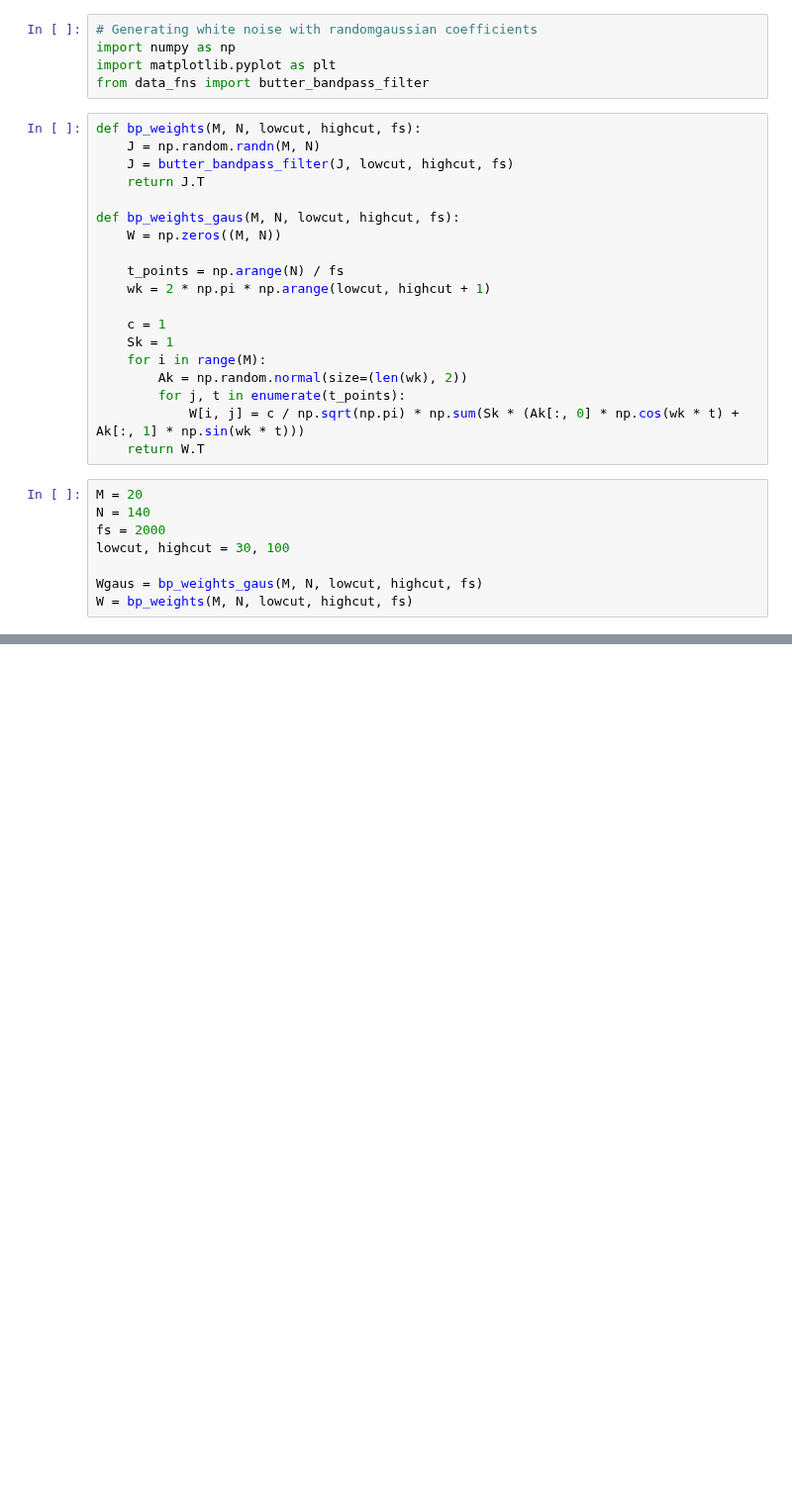
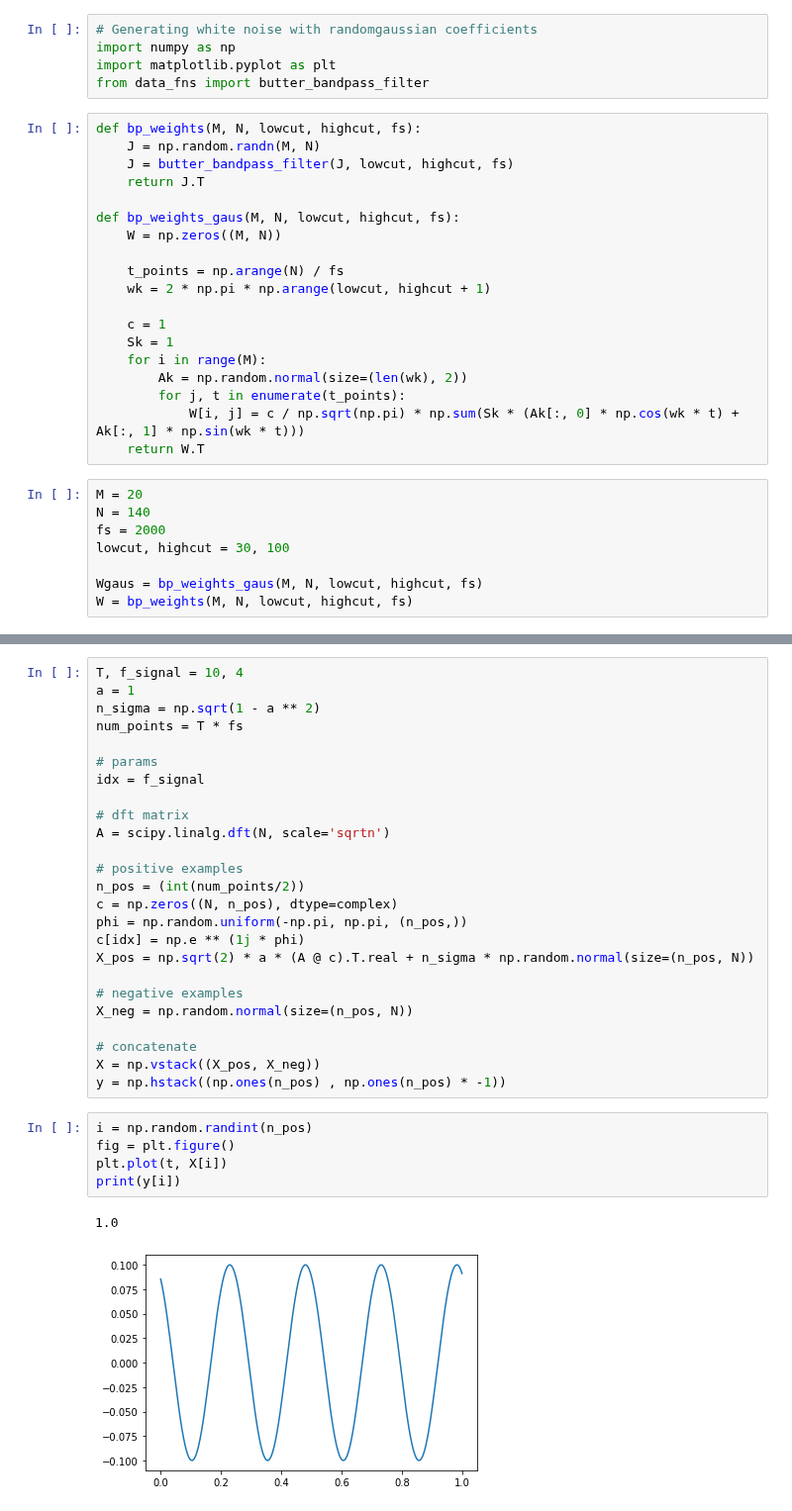
Before and after one commit to BruntonUWBio/structured-random-features, a Jupyter notebook: kernel_theory.ipynb, the cells around one changed output, grey strips where cells are left out. Shown at 99% size. Drawn from its saved outputs; the diff is of its cells as text; blank space fills up the shorter version.

```diff
--- a/kernel_theory.ipynb
+++ b/kernel_theory.ipynb
@@ -83,0 +129,33 @@ plt.legend()
+# %%
+T, f_signal = 10, 4
+a = 1
+n_sigma = np.sqrt(1 - a ** 2)
+num_points = T * fs
+
+# params
+idx = f_signal
+
+# dft matrix
+A = scipy.linalg.dft(N, scale='sqrtn')
+
+# positive examples
+n_pos = (int(num_points/2))
+c = np.zeros((N, n_pos), dtype=complex)
+phi = np.random.uniform(-np.pi, np.pi, (n_pos,))
+c[idx] = np.e ** (1j * phi)
+X_pos = np.sqrt(2) * a * (A @ c).T.real + n_sigma * np.random.normal(size=(n_pos, N))
+
+# negative examples
+X_neg = np.random.normal(size=(n_pos, N))
+
+# concatenate
+X = np.vstack((X_pos, X_neg))
+y = np.hstack((np.ones(n_pos) , np.ones(n_pos) * -1))
+# %%
+i = np.random.randint(n_pos)
+fig = plt.figure()
+plt.plot(t, X[i])
+print(y[i])
+# %% [output]
+1.0
+[figure, added]
```
Also changed, not shown: parts of 14 cells of this notebook, 1 other file.
